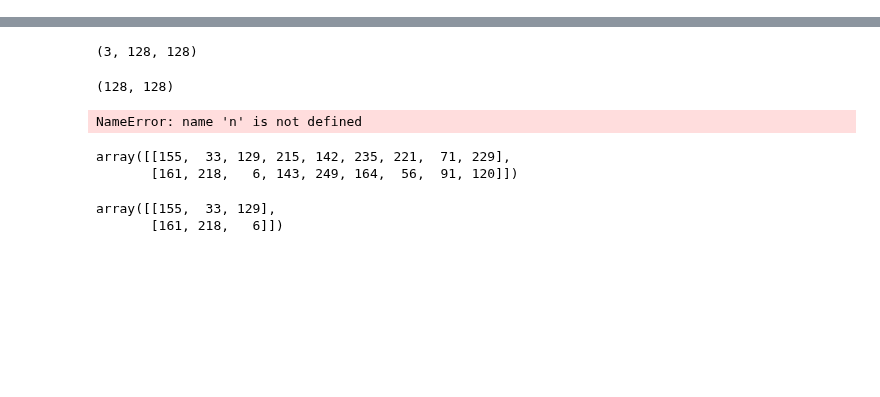
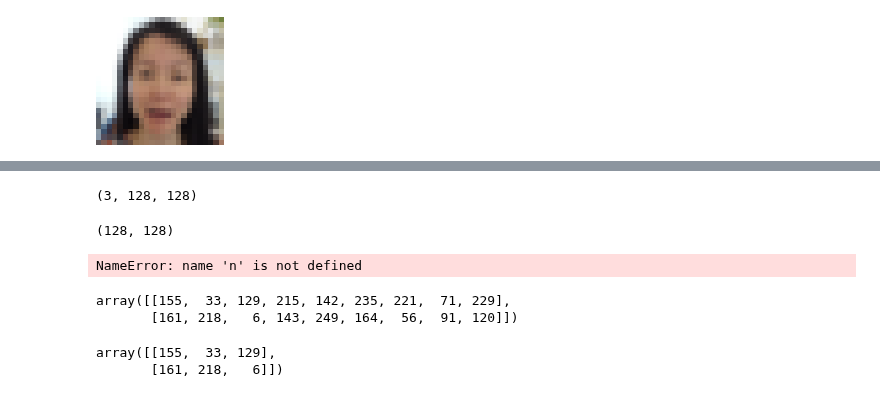
Before and after one commit to AhmedGamal411/DiffusionSpeech2Face, a Jupyter notebook: blurranimage.ipynb, the cells around one changed output, grey strips where cells are left out. Saved outputs shown, nothing was run; the diff lists cells and outputs as text; code cells hidden in the pictures; blank space fills up the shorter version.

```diff
--- a/blurranimage.ipynb
+++ b/blurranimage.ipynb
@@ -29,0 +33,9 @@ im3.save("a12.png")
+# %%
+imgSmall = im3.resize((24,24), resample=Image.Resampling.BILINEAR) # 8 to 24
+
+# Scale back up using NEAREST to original size
+result = imgSmall.resize(im3.size, Image.Resampling.NEAREST)
+result.save("a10.png")
+result
+# %% [output]
+[figure, added]
```
Also changed, not shown: parts of 3 cells of this notebook, 9 other files.
